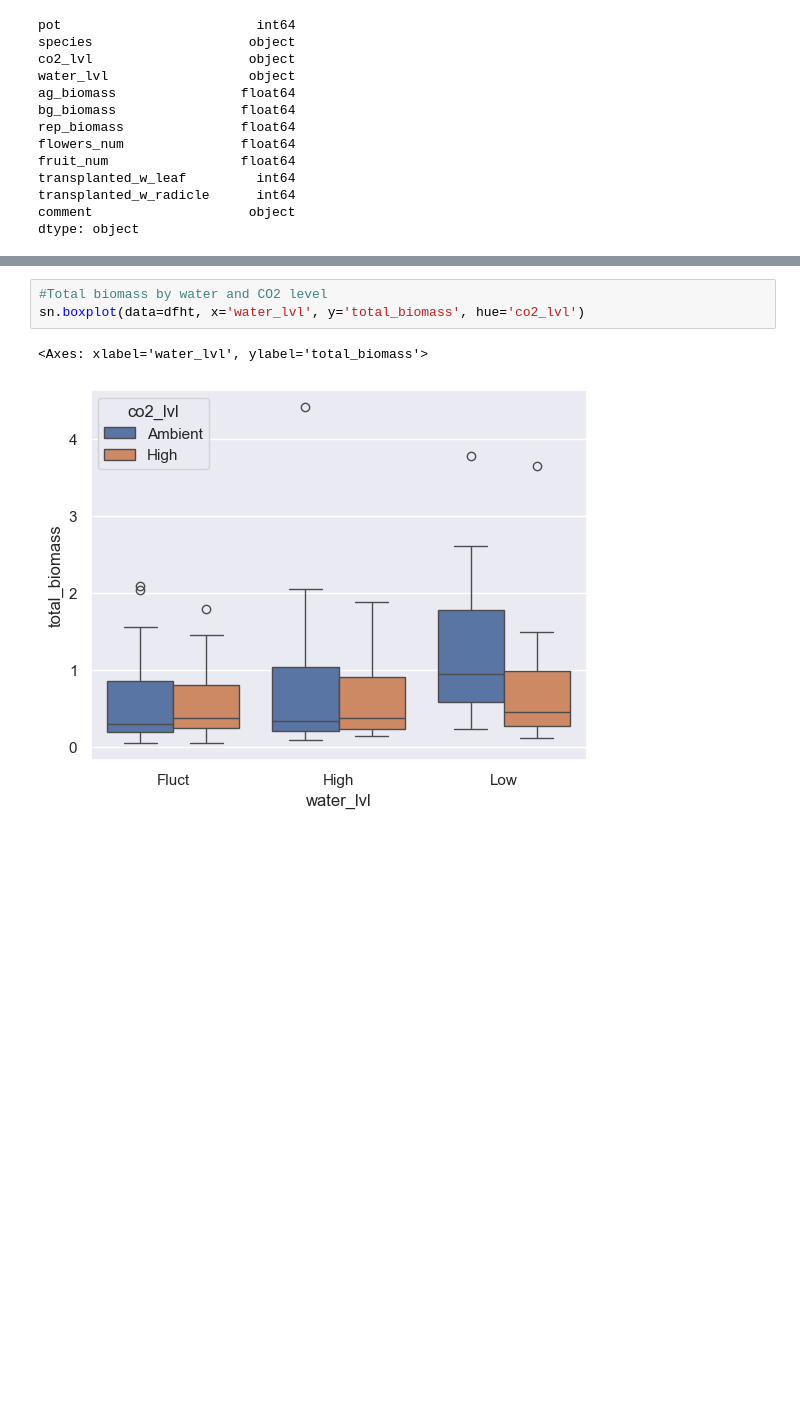
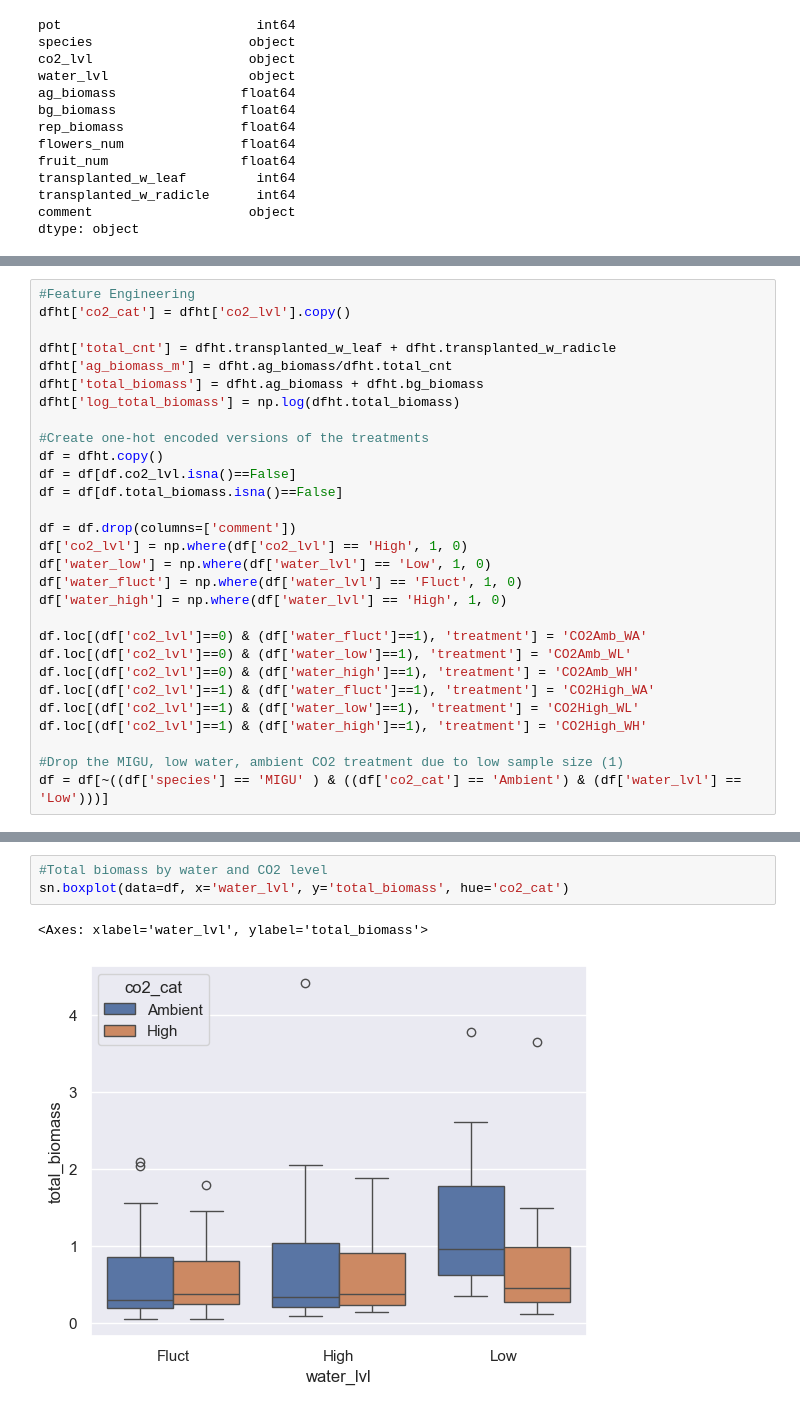
Before and after one commit to sfarinas3/co2_growth_experiment, a Jupyter notebook: eda_and_data_processing.ipynb, the cells around one changed output, grey strips where cells are left out. Cells and saved outputs as stored; diff of their text form; blank space fills up the shorter version.

```diff
--- a/eda_and_data_processing.ipynb
+++ b/eda_and_data_processing.ipynb
@@ -151,2 +133,31 @@ dfht['total_biomass'] = dfht.ag_biomass + dfht.bg_biomass
+# %%
+#Feature Engineering
+dfht['co2_cat'] = dfht['co2_lvl'].copy()
+
+dfht['total_cnt'] = dfht.transplanted_w_leaf + dfht.transplanted_w_radicle
+dfht['ag_biomass_m'] = dfht.ag_biomass/dfht.total_cnt
+dfht['total_biomass'] = dfht.ag_biomass + dfht.bg_biomass
+dfht['log_total_biomass'] = np.log(dfht.total_biomass)
+
+#Create one-hot encoded versions of the treatments
+df = dfht.copy()
+df = df[df.co2_lvl.isna()==False]
+df = df[df.total_biomass.isna()==False]
+
+df = df.drop(columns=['comment'])
+df['co2_lvl'] = np.where(df['co2_lvl'] == 'High', 1, 0)
+df['water_low'] = np.where(df['water_lvl'] == 'Low', 1, 0)
+df['water_fluct'] = np.where(df['water_lvl'] == 'Fluct', 1, 0)
+df['water_high'] = np.where(df['water_lvl'] == 'High', 1, 0)
+
+df.loc[(df['co2_lvl']==0) & (df['water_fluct']==1), 'treatment'] = 'CO2Amb_WA'
+df.loc[(df['co2_lvl']==0) & (df['water_low']==1), 'treatment'] = 'CO2Amb_WL'
+df.loc[(df['co2_lvl']==0) & (df['water_high']==1), 'treatment'] = 'CO2Amb_WH'
+df.loc[(df['co2_lvl']==1) & (df['water_fluct']==1), 'treatment'] = 'CO2High_WA'
+df.loc[(df['co2_lvl']==1) & (df['water_low']==1), 'treatment'] = 'CO2High_WL'
+df.loc[(df['co2_lvl']==1) & (df['water_high']==1), 'treatment'] = 'CO2High_WH'
+
+#Drop the MIGU, low water, ambient CO2 treatment due to low sample size (1)
+df = df[~((df['species'] == 'MIGU' ) & ((df['co2_cat'] == 'Ambient') & (df['water_lvl'] == 'Low')))]
 # %%
 #Distribution of total biomass
@@ -163,6 +179,6 @@ sn.boxplot(data=dfht, x='species', y='total_biomass', hue='co2_lvl')
 # %%
 #Total biomass by water and CO2 level
-sn.boxplot(data=dfht, x='water_lvl', y='total_biomass', hue='co2_lvl')
+sn.boxplot(data=df, x='water_lvl', y='total_biomass', hue='co2_cat')
 # %% [output]
 <Axes: xlabel='water_lvl', ylabel='total_biomass'>
-[figure, old version]
+[figure, new version]
```
Also changed, not shown: parts of 30 cells of this notebook, 39 other files.
